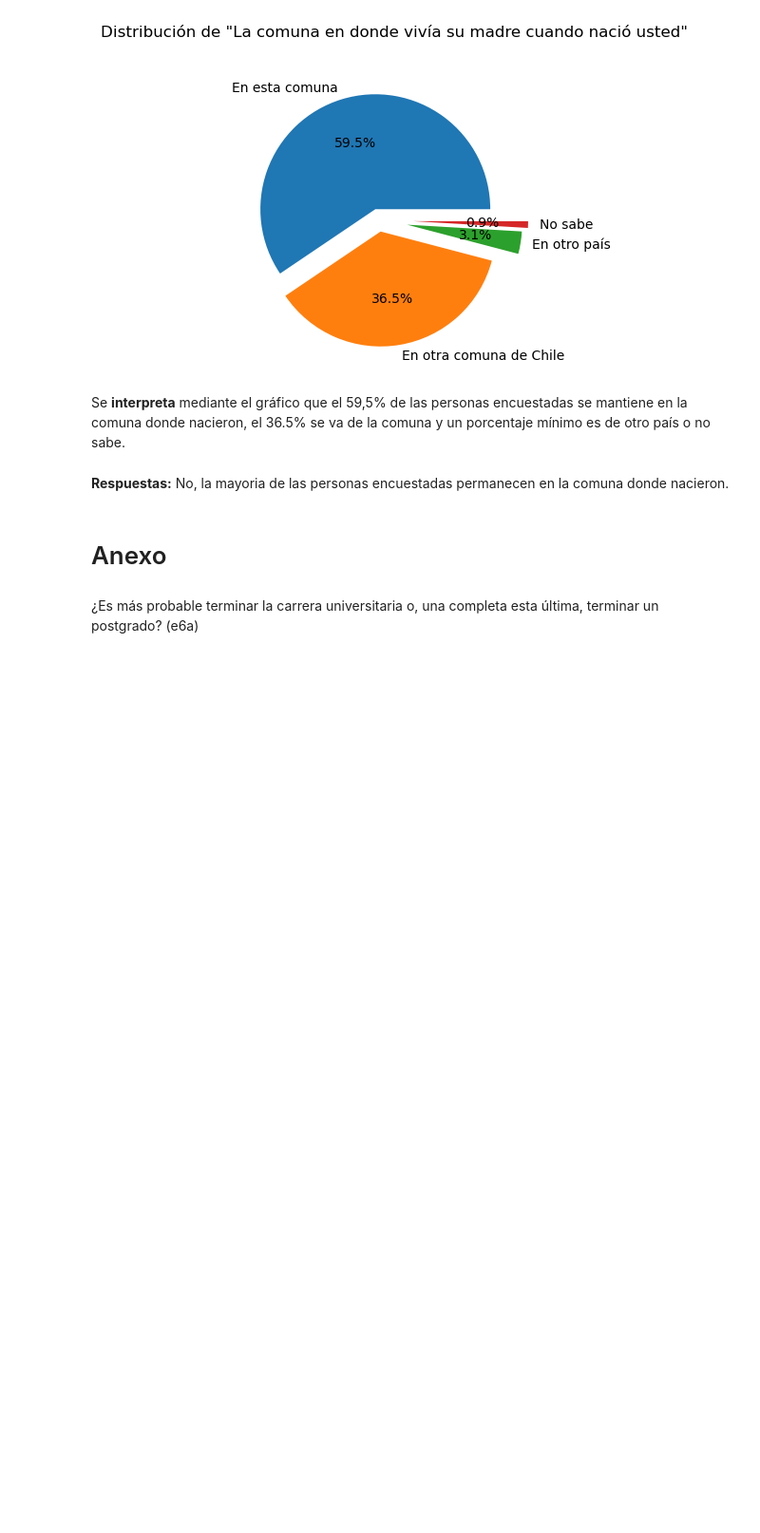
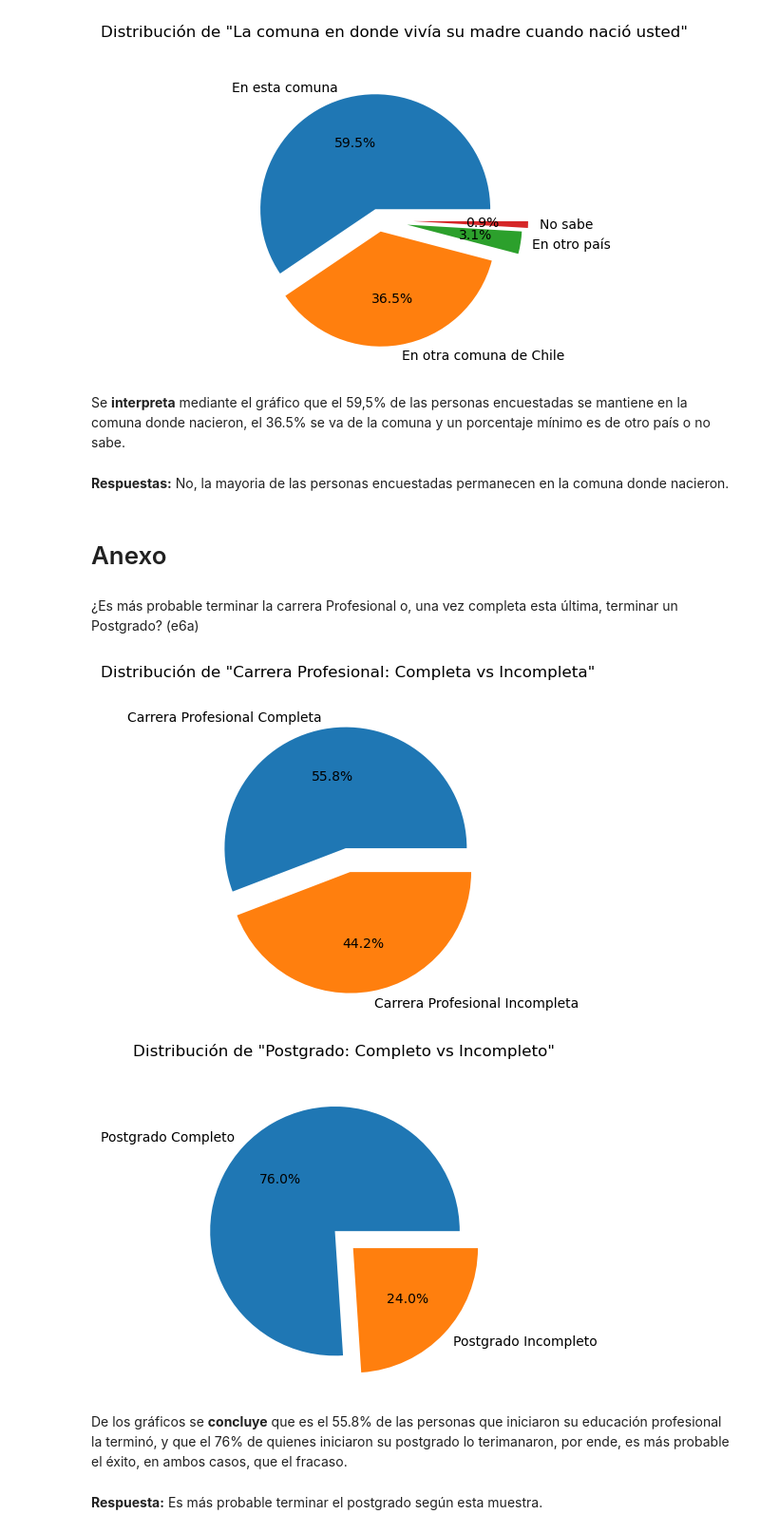
Before and after one commit to YosaByte/Taller_4, a Jupyter notebook: Tarea_4.ipynb, the cells around one changed output. Shown: that part at 95% size. Saved outputs shown, nothing was run; the diff lists cells and outputs as text; code cells hidden in the pictures; blank space fills up the shorter version.

```diff
--- a/Tarea_4.ipynb
+++ b/Tarea_4.ipynb
@@ -341,7 +341,40 @@ plt.show()
 Se **interpreta** mediante el gráfico que el 59,5% de las personas encuestadas se mantiene en la comuna donde nacieron, el 36.5% se va de la comuna y un porcentaje mínimo es de otro país o no sabe.
 # %% [markdown]
 **Respuestas:** No, la mayoria de las personas encuestadas permanecen en la comuna donde nacieron.
-# %% [markdown]
-# Anexo
-# %% [markdown]
-¿Es más probable terminar la carrera universitaria o, una completa esta última, terminar un postgrado? (e6a)
+# %% [markdown]
+# Anexo
+# %% [markdown]
+¿Es más probable terminar la carrera Profesional o, una vez completa esta última, terminar un Postgrado? (e6a)
+# %%
+casen_prof_1= casen[casen['e6a']>=14]
+casen_prof_2=casen_prof_1[casen_prof_1['e6a']<=15]
+
+
+uni_1= casen_prof_2['e6a'].value_counts()
+desfase = (0.1,0.1)
+
+plt.figure(figsize=(4,4))
+plt.pie(uni_1, labels=["Carrera Profesional Completa","Carrera Profesional Incompleta"], autopct='%0.1f%%',explode=desfase)
+plt.title('Distribución de "Carrera Profesional: Completa vs Incompleta"',y=1.1)
+plt.axis('equal')
+plt.show()
+
+casen_post_1= casen[casen['e6a']>=16]
+casen_post_2=casen_post_1[casen_prof_1['e6a']<=17]
+
+
+uni_2= casen_post_2['e6a'].value_counts()
+desfase = (0.1,0.1)
+
+plt.figure(figsize=(4,4))
+plt.pie(uni_2, labels=["Postgrado Completo","Postgrado Incompleto"], autopct='%0.1f%%',explode=desfase)
+plt.title('Distribución de "Postgrado: Completo vs Incompleto"',y=1.1)
+plt.axis('equal')
+plt.show()
+# %% [output]
+[figure, added]
+[figure, added]
+# %% [markdown]
+De los gráficos se **concluye** que es el 55.8% de las personas que iniciaron su educación profesional la terminó, y que el 76% de quienes iniciaron su postgrado lo terimanaron, por ende, es más probable el éxito, en ambos casos, que el fracaso.
+# %% [markdown]
+**Respuesta:** Es más probable terminar el postgrado según esta muestra.
```
Also changed, not shown: parts of 2 cells of this notebook.
